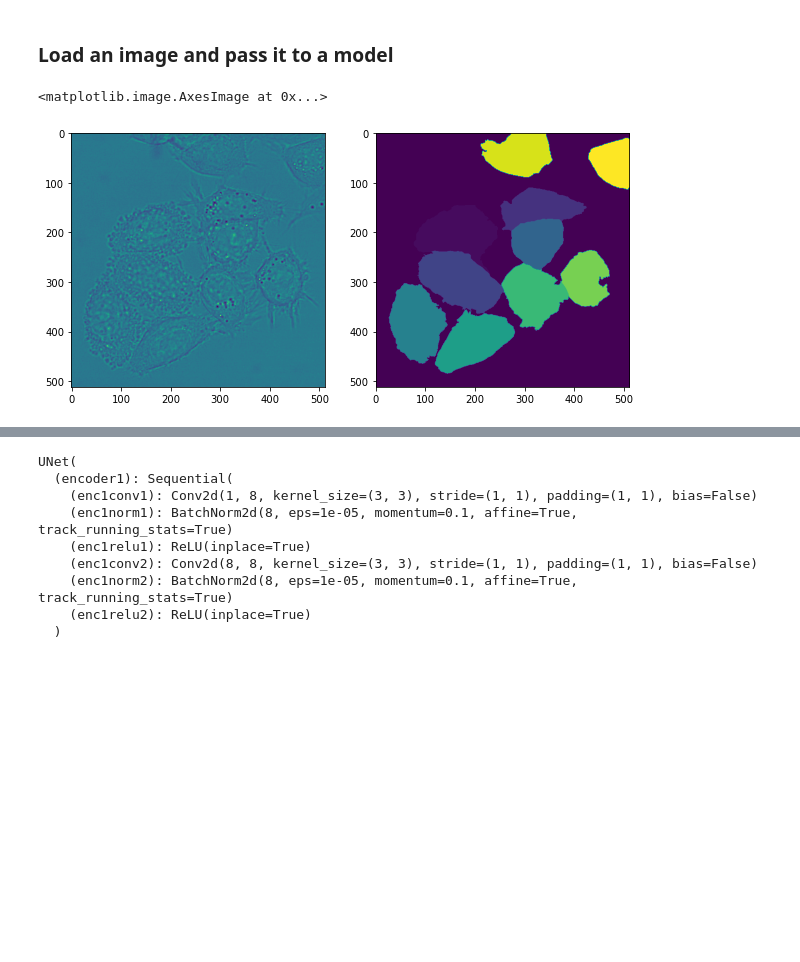
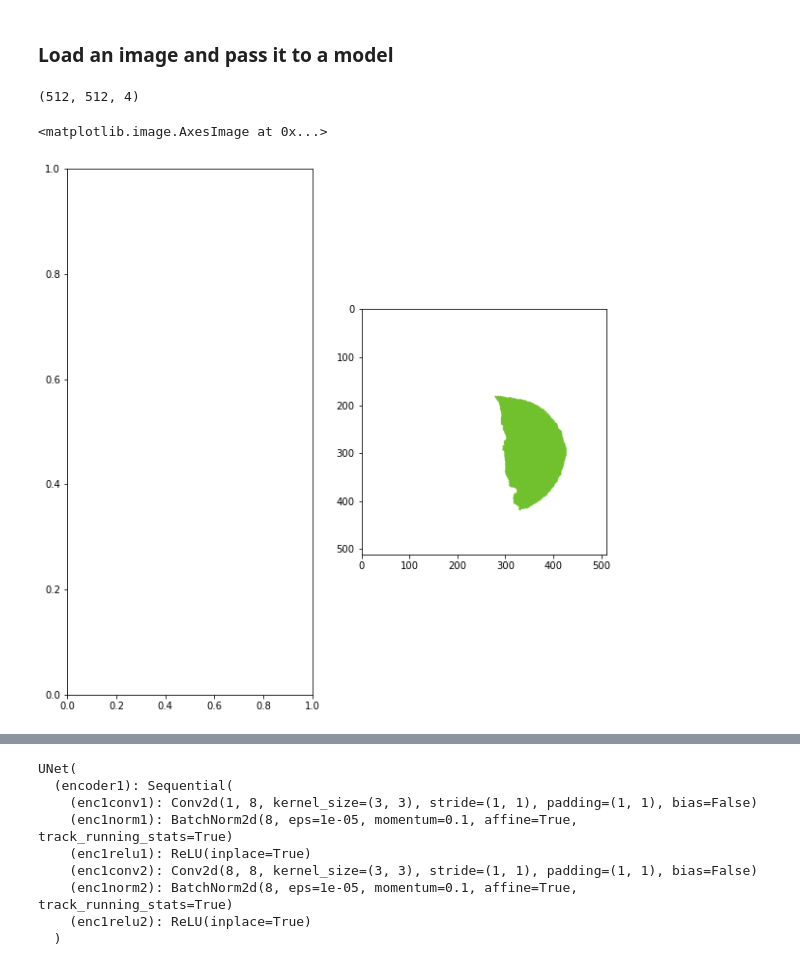
Before and after one commit to binli123/zebrafish_embryo_segmentation, a Jupyter notebook: segmentation.ipynb, the cells around one changed output, grey strips where cells are left out. Drawn from its saved outputs; the diff is of its cells as text; code cells hidden in the pictures; blank space fills up the shorter version.

Commit message:
Zebrafish changes

```diff
--- a/segmentation.ipynb
+++ b/segmentation.ipynb
@@ -7,15 +7,19 @@ import torch.nn as nn
 import matplotlib.pyplot as plt
 from glob import glob
 # %%
-img = img_as_float(io.imread('dataset/DIC-HeLa/training/images/t000.tif'))
-mask = img_as_float(io.imread('dataset/DIC-HeLa/training/masks/man_seg000.tif'))
+#img = img_as_float(io.imread('dataset/DIC-HeLa/training/images/t000.tif'))
+mask = img_as_float(io.imread('D:/pytorch/data/2D_Zebrafish/labels/embryo1_001_annotationLabels.png'))
+# %%
+mask.shape
+# %% [output]
+(512, 512, 4)
 # %%
 fix, ax = plt.subplots(1, 2, figsize=(10, 10))
-ax[0].imshow(img)
+#ax[0].imshow(img)
 ax[1].imshow(mask)
 # %% [output]
 <matplotlib.image.AxesImage at 0x...>
-[figure, old version]
+[figure, new version]
 # %%
 model = torch.hub.load('mateuszbuda/brain-segmentation-pytorch', 'unet', in_channels=1, out_channels=1, init_features=8, pretrained=False)
 # %% [output]
```
Also changed, not shown: parts of 9 cells of this notebook.
